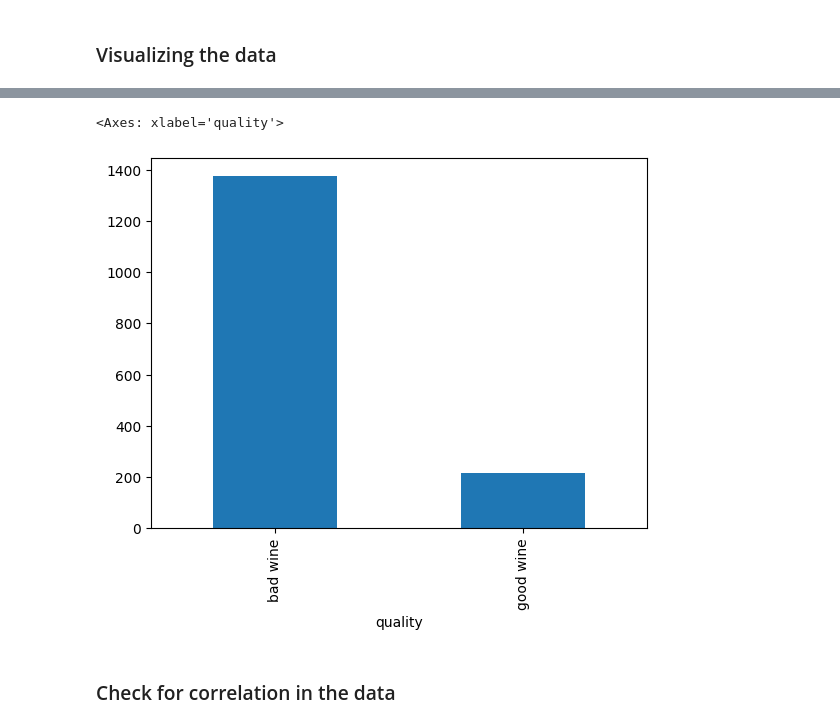
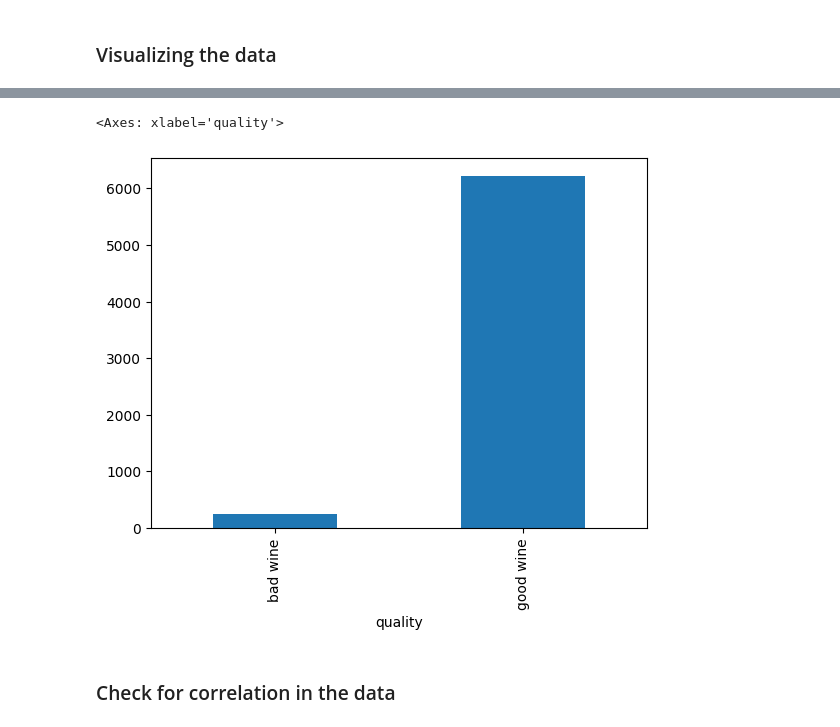
Before and after one commit to Luxchar/WineClassifier, a Jupyter notebook: notebooks/main.ipynb, the cells around one changed output, grey strips where cells are left out. Cells and saved outputs as stored; diff of their text form; code cells hidden in the pictures.

```diff
--- a/notebooks/main.ipynb
+++ b/notebooks/main.ipynb
@@ -4,7 +4,7 @@ import seaborn as sns
 
 df = pd.read_csv('../data/winequalityN.csv')
 
-df = df[df['type'] == 'red']
+# df = df[df['type'] == 'red']
 df = df.drop(columns=['type'])
 df
 # %% [output]
@@ -70,12 +70,12 @@ df['quality'].value_counts().sort_index().plot(kind='bar')
 # %%
 # plot good vs bad wine
 
-df['quality'] = df['quality'].apply(lambda x: "good wine" if x >= 7 else "bad wine")
+df['quality'] = df['quality'].apply(lambda x: "good wine" if x >= 5 else "bad wine")
 
 df['quality'].value_counts().sort_index().plot(kind='bar')
 # %% [output]
 <Axes: xlabel='quality'>
-[figure, old version]
+[figure, new version]
 # %% [markdown]
 ### Check for correlation in the data
 # %%
```
Also changed, not shown: parts of 11 cells of this notebook.
